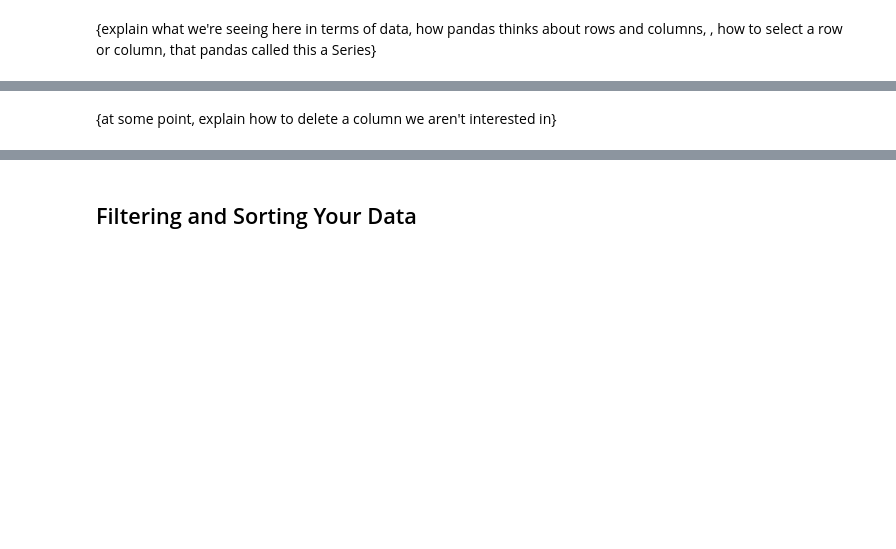
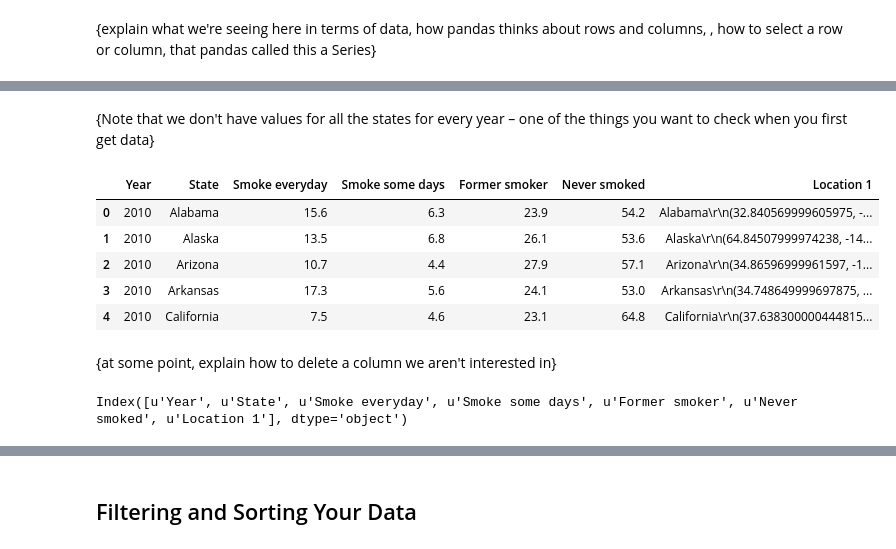
Before and after one commit to datachefs/pandas4busyexcelusers, a Jupyter notebook: Lesson_01_basics/Session_01.ipynb, the cells around one changed output, grey strips where cells are left out. Drawn from its saved outputs; the diff is of its cells as text; code cells hidden in the pictures; blank space fills up the shorter version.

```diff
--- a/Lesson_01_basics/Session_01.ipynb
+++ b/Lesson_01_basics/Session_01.ipynb
@@ -63,2 +83,18 @@ tobacco.head(20)
+# %% [markdown]
+{Note that we don't have values for all the states for every year – one of the things you want to check when you first get  data}
+# %%
+tobacco_2010 = tobacco.query('Year == 2010')
+tobacco_2010.head()
+# %% [output]
+|  | Year | State | Smoke everyday | Smoke some days | Former smoker | Never smoked | Location 1 |
+| 0 | 2010 | Alabama | 15.6 | 6.3 | 23.9 | 54.2 | Alabama\r\n(32.840569999605975, -... |
+| 1 | 2010 | Alaska | 13.5 | 6.8 | 26.1 | 53.6 | Alaska\r\n(64.84507999974238, -14... |
+| 2 | 2010 | Arizona | 10.7 | 4.4 | 27.9 | 57.1 | Arizona\r\n(34.86596999961597, -1... |
+| 3 | 2010 | Arkansas | 17.3 | 5.6 | 24.1 | 53.0 | Arkansas\r\n(34.748649999697875, ... |
+| 4 | 2010 | California | 7.5 | 4.6 | 23.1 | 64.8 | California\r\n(37.638300000444815... |
 # %% [markdown]
 {at some point, explain how to delete a column we aren't interested in}
+# %%
+tobacco.columns
+# %% [output]
+Index([u'Year', u'State', u'Smoke everyday', u'Smoke some days', u'Former smoker', u'Never smoked', u'Location 1'], dtype='object')
```
Also changed, not shown: parts of 11 cells of this notebook, 3 other files.
